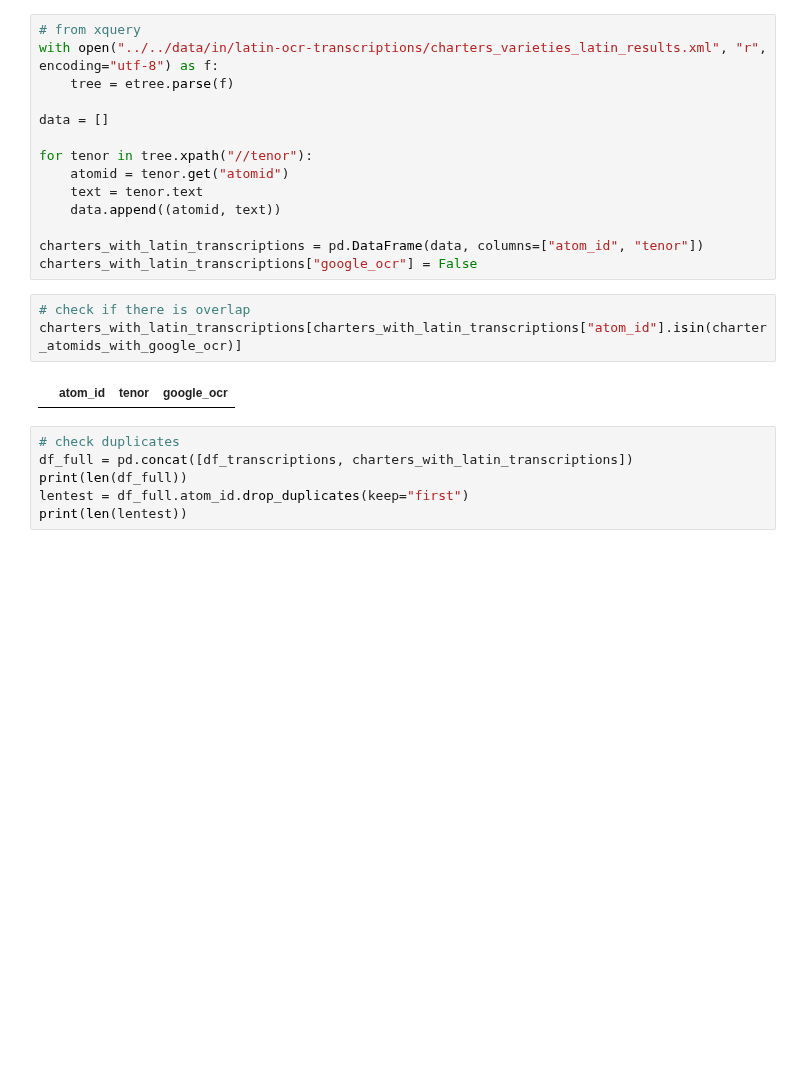
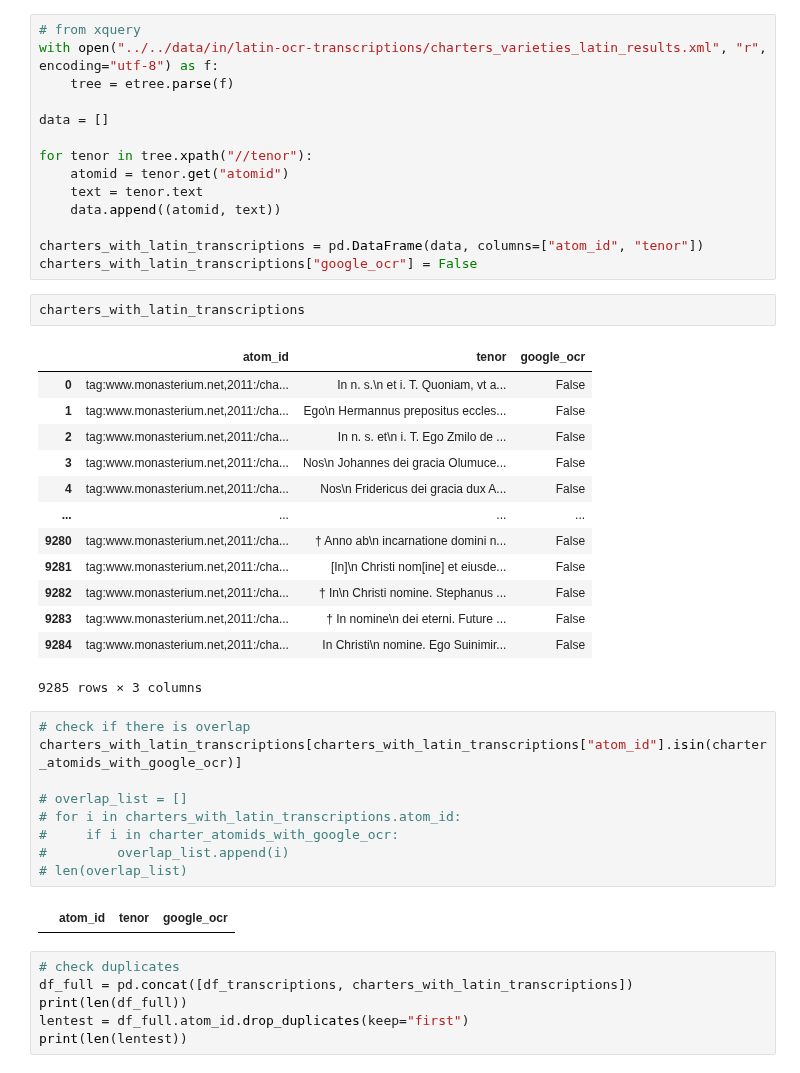
Before and after one commit to Didip-eu/ddpa_lines, a Jupyter notebook: notebooks/latin-transcriptions-ocr-bool/latin-transcriptions-ocr-bool.ipynb, the cells around one changed output. Drawn from its saved outputs; the diff is of its cells as text; blank space fills up the shorter version.

```diff
--- a/notebooks/latin-transcriptions-ocr-bool/latin-transcriptions-ocr-bool.ipynb
+++ b/notebooks/latin-transcriptions-ocr-bool/latin-transcriptions-ocr-bool.ipynb
@@ -133,9 +216,31 @@ for tenor in tree.xpath("//tenor"):
 
 charters_with_latin_transcriptions = pd.DataFrame(data, columns=["atom_id", "tenor"])
 charters_with_latin_transcriptions["google_ocr"] = False
+# %%
+charters_with_latin_transcriptions
+# %% [output]
+|  | atom_id | tenor | google_ocr |
+| 0 | tag:www.monasterium.net,2011:/cha... | In n. s.\n et i. T. Quoniam, vt a... | False |
+| 1 | tag:www.monasterium.net,2011:/cha... | Ego\n Hermannus prepositus eccles... | False |
+| 2 | tag:www.monasterium.net,2011:/cha... | In n. s. et\n i. T. Ego Zmilo de ... | False |
+| 3 | tag:www.monasterium.net,2011:/cha... | Nos\n Johannes dei gracia Olumuce... | False |
+| 4 | tag:www.monasterium.net,2011:/cha... | Nos\n Fridericus dei gracia dux A... | False |
+| ... | ... | ... | ... |
+| 9280 | tag:www.monasterium.net,2011:/cha... | † Anno ab\n incarnatione domini n... | False |
+| 9281 | tag:www.monasterium.net,2011:/cha... | [In]\n Christi nom[ine] et eiusde... | False |
+| 9282 | tag:www.monasterium.net,2011:/cha... | † In\n Christi nomine. Stephanus ... | False |
+| 9283 | tag:www.monasterium.net,2011:/cha... | † In nomine\n dei eterni. Future ... | False |
+| 9284 | tag:www.monasterium.net,2011:/cha... | In Christi\n nomine. Ego Suinimir... | False |
+9285 rows × 3 columns
 # %%
 # check if there is overlap
 charters_with_latin_transcriptions[charters_with_latin_transcriptions["atom_id"].isin(charter_atomids_with_google_ocr)]
+
+# overlap_list = []
+# for i in charters_with_latin_transcriptions.atom_id:
+#     if i in charter_atomids_with_google_ocr:
+#         overlap_list.append(i)
+# len(overlap_list)
 # %% [output]
 |  | atom_id | tenor | google_ocr |
 # %%
```
Also changed, not shown: parts of 6 cells of this notebook, 2 other files.
